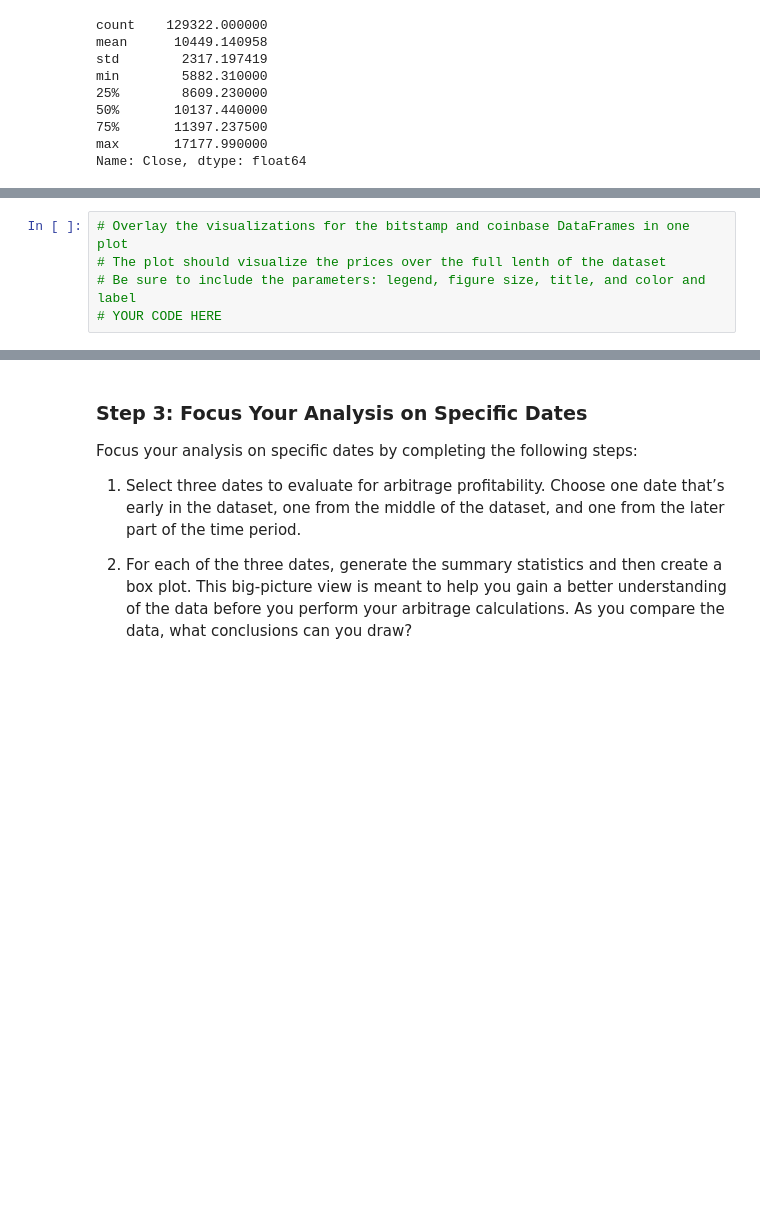
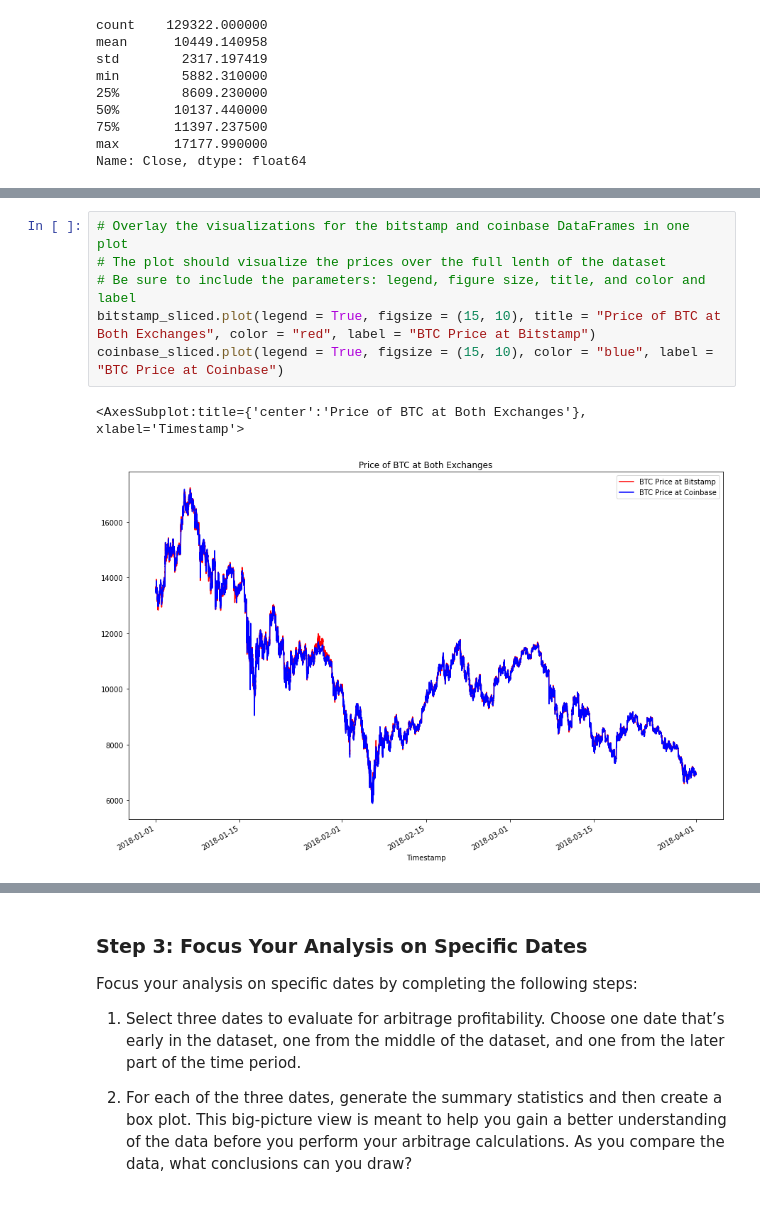
Before and after one commit to rrmangum/Bitcoin_Arbitrage_Trading_Opportunities_2018, a Jupyter notebook: crypto_arbitrage.ipynb, the cells around one changed output, grey strips where cells are left out. Cells and saved outputs as stored; diff of their text form; blank space fills up the shorter version.

```diff
--- a/crypto_arbitrage.ipynb
+++ b/crypto_arbitrage.ipynb
@@ -368,8 +374,12 @@ Name: Close, dtype: float64
 # %%
 # Overlay the visualizations for the bitstamp and coinbase DataFrames in one plot
 # The plot should visualize the prices over the full lenth of the dataset
 # Be sure to include the parameters: legend, figure size, title, and color and label
-# YOUR CODE HERE
+bitstamp_sliced.plot(legend = True, figsize = (15, 10), title = "Price of BTC at Both Exchanges", color = "red", label = "BTC Price at Bitstamp")
+coinbase_sliced.plot(legend = True, figsize = (15, 10), color = "blue", label = "BTC Price at Coinbase")
+# %% [output]
+<AxesSubplot:title={'center':'Price of BTC at Both Exchanges'}, xlabel='Timestamp'>
+[figure, added]
 # %%
 # Using the loc and plot functions, create an overlay plot that visualizes
 # the price action of both DataFrames for a one month period early in the dataset
```
Also changed, not shown: parts of 6 cells of this notebook.
